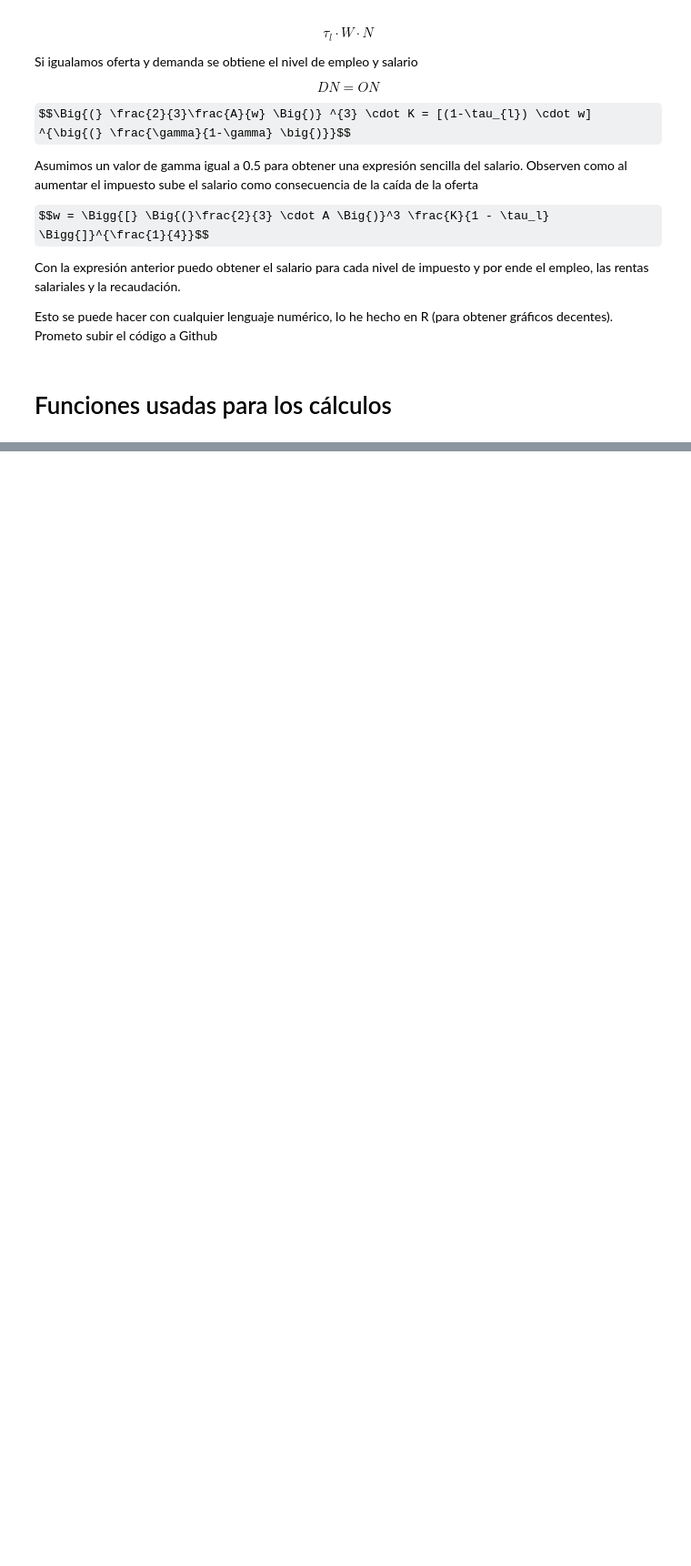
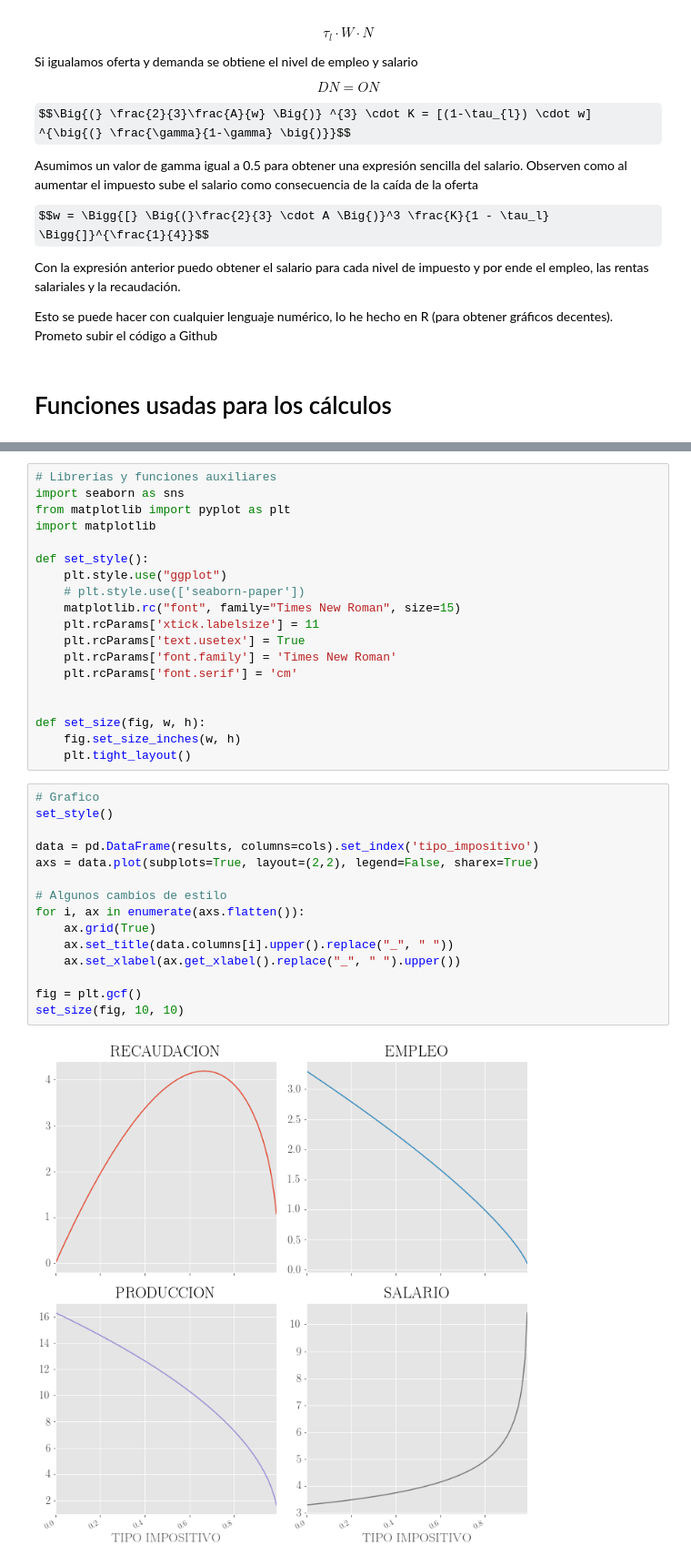
Before and after one commit to kamecon/Macroeconom-a-I, a Jupyter notebook: Laffer/laffer_curve_python.ipynb, the cells around one changed output, grey strips where cells are left out. Shown: that part at 91% size. Saved outputs shown, nothing was run; the diff lists cells and outputs as text; some formulas as TeX source; blank space fills up the shorter version.

Commit message:
Fixed laffer curve python

```diff
--- a/Laffer/laffer_curve_python.ipynb
+++ b/Laffer/laffer_curve_python.ipynb
@@ -261,3 +262,39 @@ lf
+# %%
+# Librerías y funciones auxiliares
+import seaborn as sns
+from matplotlib import pyplot as plt
+import matplotlib
+
+def set_style():
+    plt.style.use("ggplot")
+    # plt.style.use(['seaborn-paper'])
+    matplotlib.rc("font", family="Times New Roman", size=15)
+    plt.rcParams['xtick.labelsize'] = 11
+    plt.rcParams['text.usetex'] = True
+    plt.rcParams['font.family'] = 'Times New Roman'
+    plt.rcParams['font.serif'] = 'cm'
+
+
+def set_size(fig, w, h):
+    fig.set_size_inches(w, h)
+    plt.tight_layout()
+# %%
+# Grafico
+set_style()
+
+data = pd.DataFrame(results, columns=cols).set_index('tipo_impositivo')
+axs = data.plot(subplots=True, layout=(2,2), legend=False, sharex=True)
+
+# Algunos cambios de estilo
+for i, ax in enumerate(axs.flatten()):
+    ax.grid(True)
+    ax.set_title(data.columns[i].upper().replace("_", " "))
+    ax.set_xlabel(ax.get_xlabel().replace("_", " ").upper())
+
+fig = plt.gcf()
+set_size(fig, 10, 10)
+# %% [output]
+[figure, added]
 # %% [markdown]
 Observen como obtenemos una relación no monótona entre recaudación y tipo impositivo (curva de Laffer).
 
```
Also changed, not shown: parts of 5 cells of this notebook.
